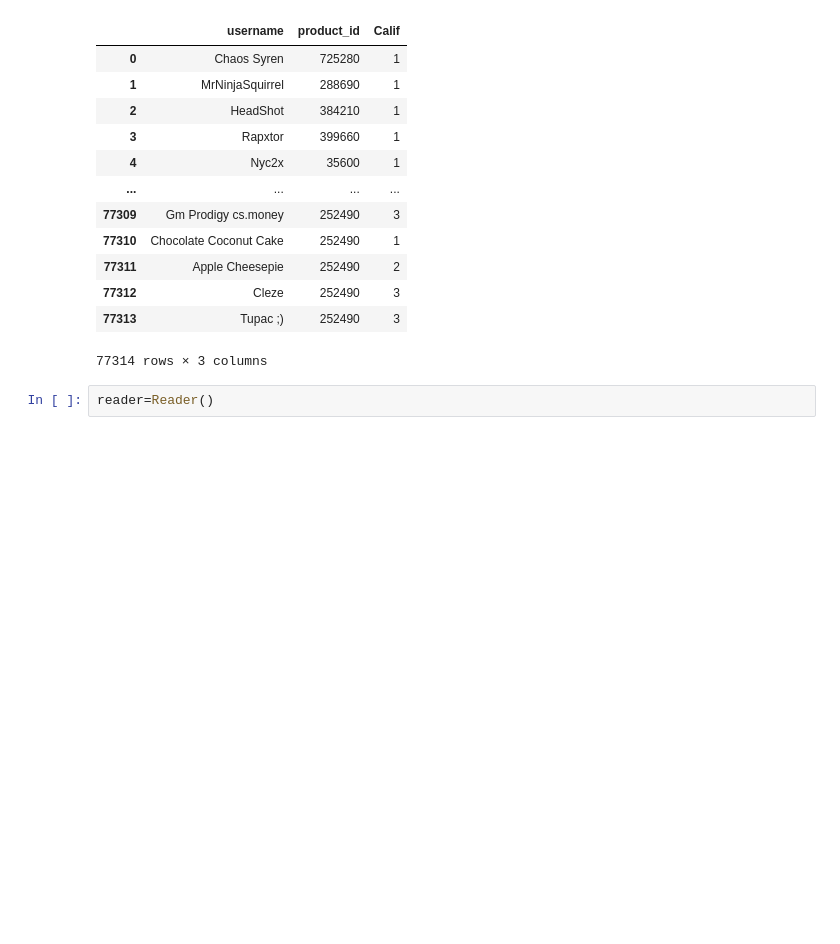
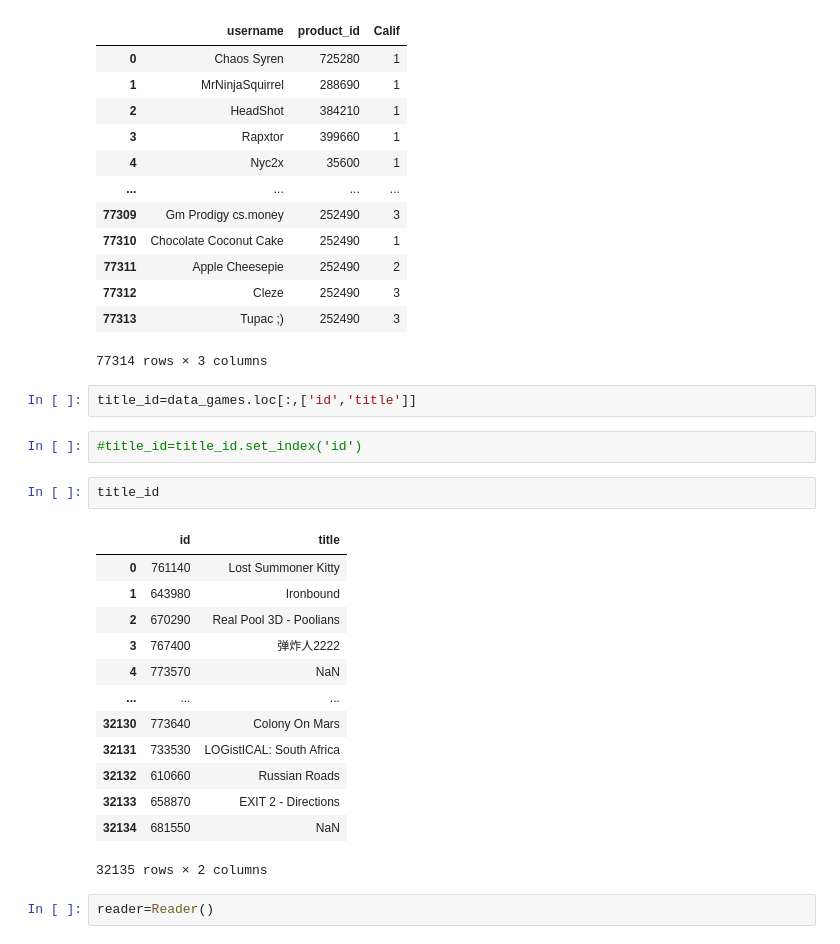
Before and after one commit to GabrielNayi/Acamica_Sprint_3, a Jupyter notebook: sistema_recom.ipynb, the cells around one changed output. Cells and saved outputs as stored; diff of their text form; blank space fills up the shorter version.

```diff
--- a/sistema_recom.ipynb
+++ b/sistema_recom.ipynb
@@ -453,6 +456,26 @@ data_reviews_ok
 | 77312 | Cleze | 252490 | 3 |
 | 77313 | Tupac ;) | 252490 | 3 |
 77314 rows × 3 columns
+# %%
+title_id=data_games.loc[:,['id','title']]
+# %%
+#title_id=title_id.set_index('id')
+# %%
+title_id
+# %% [output]
+|  | id | title |
+| 0 | 761140 | Lost Summoner Kitty |
+| 1 | 643980 | Ironbound |
+| 2 | 670290 | Real Pool 3D - Poolians |
+| 3 | 767400 | 弹炸人2222 |
+| 4 | 773570 | NaN |
+| ... | ... | ... |
+| 32130 | 773640 | Colony On Mars |
+| 32131 | 733530 | LOGistICAL: South Africa |
+| 32132 | 610660 | Russian Roads |
+| 32133 | 658870 | EXIT 2 - Directions |
+| 32134 | 681550 | NaN |
+32135 rows × 2 columns
 # %%
 reader=Reader()
 # %%
```
Also changed, not shown: parts of 16 cells of this notebook.
